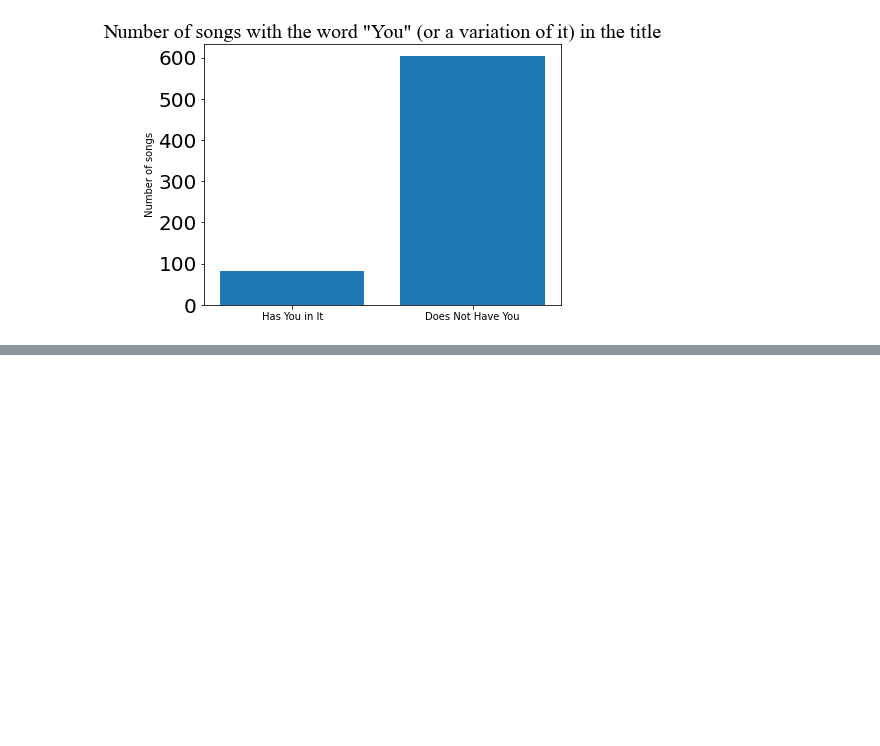
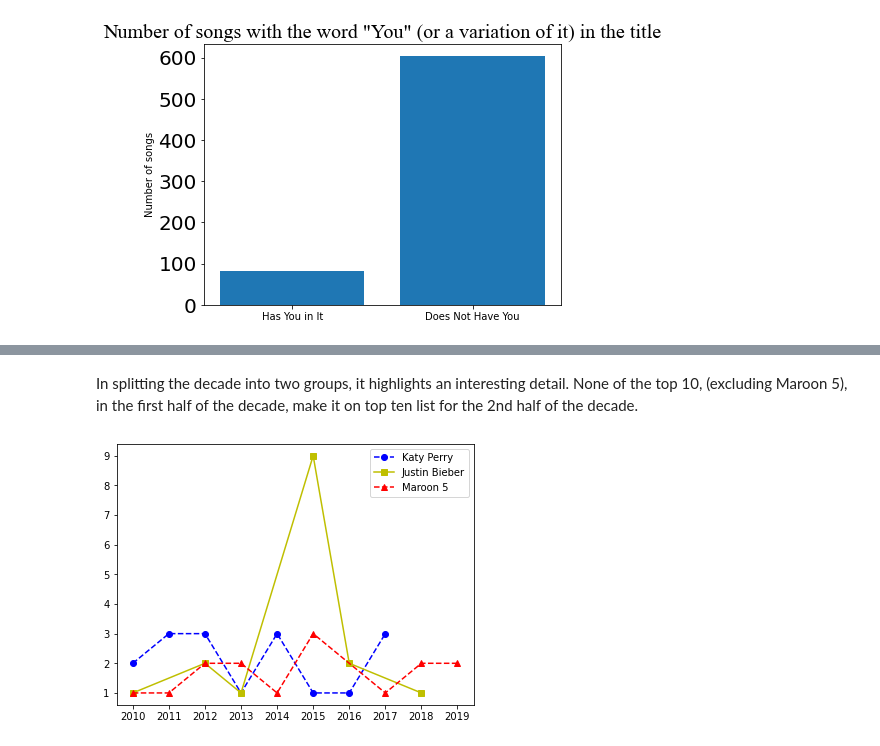
Before and after one commit to jvalliere/CMPS240-final-project, a Jupyter notebook: CMPS240_final_project.ipynb, the cells around one changed output, grey strips where cells are left out. Cells and saved outputs as stored; diff of their text form; code cells hidden in the pictures; blank space fills up the shorter version.

Commit message:
Comparison details

```diff
--- a/CMPS240_final_project.ipynb
+++ b/CMPS240_final_project.ipynb
@@ -136,0 +190,53 @@ plt.show()
+# %% [markdown]
+In splitting the decade into two groups, it highlights an interesting detail. None of the top 10, (excluding Maroon 5), in the first half of the decade, make it on top ten list for the 2nd half of the decade.
+# %%
+Num1 = top10s.loc[top10s['artist'] =='Katy Perry']
+Num2 = top10s.loc[top10s['artist'] =='Bruno Mars']
+Num3 = top10s.loc[top10s['artist'] =='Justin Bieber']
+Num4 = top10s.loc[top10s['artist'] =='Maroon 5']
+
+Num1_count = Num1['artist'].groupby([Num1['year']]).count()
+Num2_count = Num2['artist'].groupby([Num2['year']]).count()
+Num3_count = Num3['artist'].groupby([Num3['year']]).count()
+Num4_count = Num4['artist'].groupby([Num4['year']]).count()
+
+Num1_count = Num1_count.to_frame()
+Num1_count.columns = ['n']
+Num1_count.reset_index(inplace = True)
+Num1_count.columns = ['year', 'n']
+
+x1 = Num1_count.year
+y1 = Num1_count.n
+
+Num2_count = Num2_count.to_frame()
+Num2_count.columns = ['n']
+Num2_count.reset_index(inplace = True)
+Num2_count.columns = ['year', 'n']
+
+x2 = Num2_count.year
+y2 = Num2_count.n
+
+
+Num3_count = Num3_count.to_frame()
+Num3_count.columns = ['n']
+Num3_count.reset_index(inplace = True)
+Num3_count.columns = ['year', 'n']
+
+x3 = Num3_count.year
+y3 = Num3_count.n
+
+Num4_count = Num4_count.to_frame()
+Num4_count.columns = ['n']
+Num4_count.reset_index(inplace = True)
+Num4_count.columns = ['year', 'n']
+
+x4 = Num4_count.year
+y4 = Num4_count.n
+
+
+plt.xticks([2010,2011,2012,2013,2014,2015,2016,2017,2018,2019])
+plt.plot(x1,y1,'bo--', x3,y3,'ys-',x4,y4,'r^--' )
+plt.legend(['Katy Perry','Justin Bieber','Maroon 5'], loc=1)
+plt.show()
+# %% [output]
+[figure, added]
```
Also changed, not shown: parts of 7 cells of this notebook.
